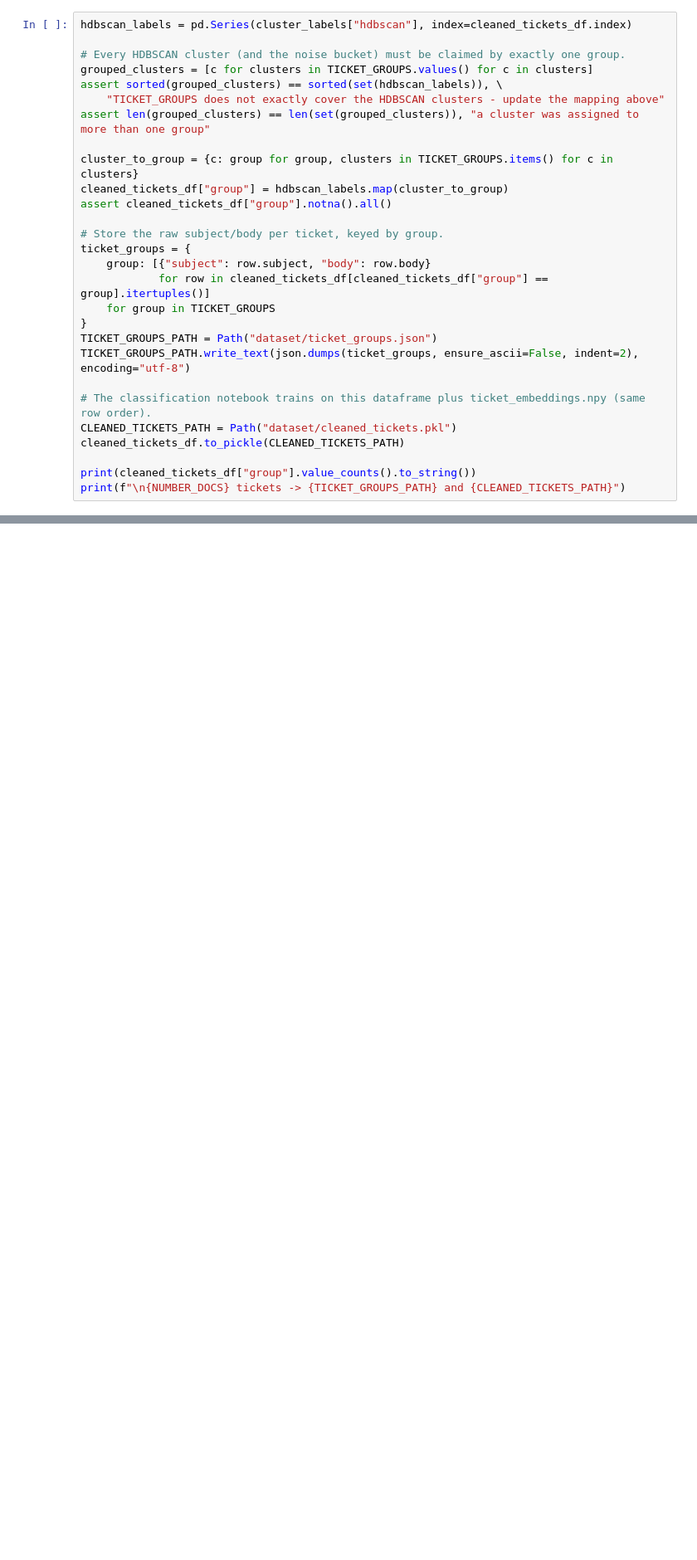
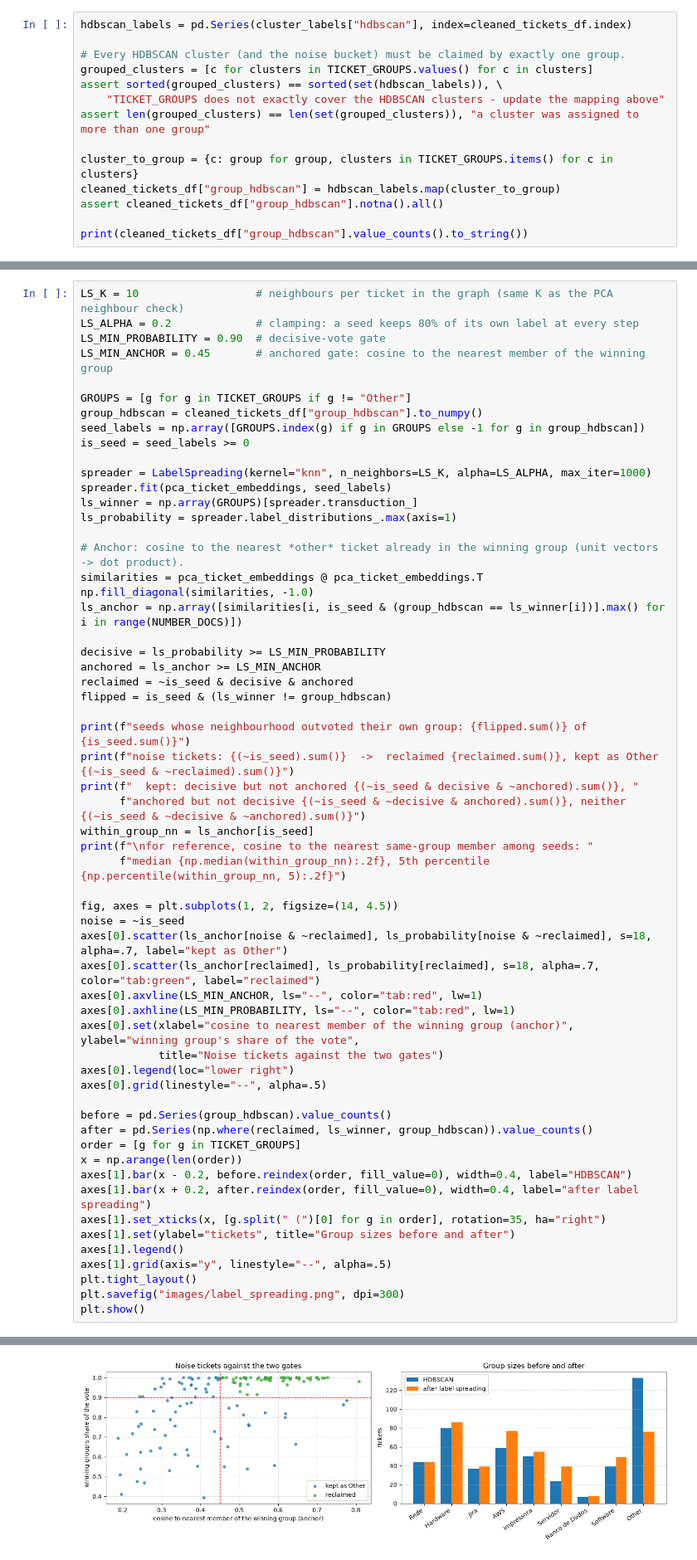
Before and after one commit to nicolaubruno/voll_technical_case, a Jupyter notebook: 1. Exploration.ipynb, the cells around one changed output, grey strips where cells are left out. Shown at 83% size. Cells and saved outputs as stored; diff of their text form; blank space fills up the shorter version.

Commit message:
Add label spreading as semi-supervising learning reduce tickets without a classification (other)

```diff
--- a/1. Exploration.ipynb
+++ b/1. Exploration.ipynb
@@ -1458,22 +1461,8 @@ assert sorted(grouped_clusters) == sorted(set(hdbscan_labels)), \
 assert len(grouped_clusters) == len(set(grouped_clusters)), "a cluster was assigned to more than one group"
 
 cluster_to_group = {c: group for group, clusters in TICKET_GROUPS.items() for c in clusters}
-cleaned_tickets_df["group"] = hdbscan_labels.map(cluster_to_group)
-assert cleaned_tickets_df["group"].notna().all()
+cleaned_tickets_df["group_hdbscan"] = hdbscan_labels.map(cluster_to_group)
+assert cleaned_tickets_df["group_hdbscan"].notna().all()
 
-# Store the raw subject/body per ticket, keyed by group.
-ticket_groups = {
-    group: [{"subject": row.subject, "body": row.body}
-            for row in cleaned_tickets_df[cleaned_tickets_df["group"] == group].itertuples()]
-    for group in TICKET_GROUPS
-}
-TICKET_GROUPS_PATH = Path("dataset/ticket_groups.json")
-TICKET_GROUPS_PATH.write_text(json.dumps(ticket_groups, ensure_ascii=False, indent=2), encoding="utf-8")
-
-# The classification notebook trains on this dataframe plus ticket_embeddings.npy (same row order).
-CLEANED_TICKETS_PATH = Path("dataset/cleaned_tickets.pkl")
-cleaned_tickets_df.to_pickle(CLEANED_TICKETS_PATH)
-
-print(cleaned_tickets_df["group"].value_counts().to_string())
-print(f"\n{NUMBER_DOCS} tickets -> {TICKET_GROUPS_PATH} and {CLEANED_TICKETS_PATH}")
+print(cleaned_tickets_df["group_hdbscan"].value_counts().to_string())
 # %% [output]
@@ -1491,0 +1503,59 @@ Banco de Dados                                          7
+# %%
+LS_K = 10                  # neighbours per ticket in the graph (same K as the PCA neighbour check)
+LS_ALPHA = 0.2             # clamping: a seed keeps 80% of its own label at every step
+LS_MIN_PROBABILITY = 0.90  # decisive-vote gate
+LS_MIN_ANCHOR = 0.45       # anchored gate: cosine to the nearest member of the winning group
+
+GROUPS = [g for g in TICKET_GROUPS if g != "Other"]
+group_hdbscan = cleaned_tickets_df["group_hdbscan"].to_numpy()
+seed_labels = np.array([GROUPS.index(g) if g in GROUPS else -1 for g in group_hdbscan])
+is_seed = seed_labels >= 0
+
+spreader = LabelSpreading(kernel="knn", n_neighbors=LS_K, alpha=LS_ALPHA, max_iter=1000)
+spreader.fit(pca_ticket_embeddings, seed_labels)
+ls_winner = np.array(GROUPS)[spreader.transduction_]
+ls_probability = spreader.label_distributions_.max(axis=1)
+
+# Anchor: cosine to the nearest *other* ticket already in the winning group (unit vectors -> dot product).
+similarities = pca_ticket_embeddings @ pca_ticket_embeddings.T
+np.fill_diagonal(similarities, -1.0)
+ls_anchor = np.array([similarities[i, is_seed & (group_hdbscan == ls_winner[i])].max() for i in range(NUMBER_DOCS)])
+
+decisive = ls_probability >= LS_MIN_PROBABILITY
+anchored = ls_anchor >= LS_MIN_ANCHOR
+reclaimed = ~is_seed & decisive & anchored
+flipped = is_seed & (ls_winner != group_hdbscan)
+
+print(f"seeds whose neighbourhood outvoted their own group: {flipped.sum()} of {is_seed.sum()}")
+print(f"noise tickets: {(~is_seed).sum()}  ->  reclaimed {reclaimed.sum()}, kept as Other {(~is_seed & ~reclaimed).sum()}")
+print(f"  kept: decisive but not anchored {(~is_seed & decisive & ~anchored).sum()}, "
+      f"anchored but not decisive {(~is_seed & ~decisive & anchored).sum()}, neither {(~is_seed & ~decisive & ~anchored).sum()}")
+within_group_nn = ls_anchor[is_seed]
+print(f"\nfor reference, cosine to the nearest same-group member among seeds: "
+      f"median {np.median(within_group_nn):.2f}, 5th percentile {np.percentile(within_group_nn, 5):.2f}")
+
+fig, axes = plt.subplots(1, 2, figsize=(14, 4.5))
+noise = ~is_seed
+axes[0].scatter(ls_anchor[noise & ~reclaimed], ls_probability[noise & ~reclaimed], s=18, alpha=.7, label="kept as Other")
+axes[0].scatter(ls_anchor[reclaimed], ls_probability[reclaimed], s=18, alpha=.7, color="tab:green", label="reclaimed")
+axes[0].axvline(LS_MIN_ANCHOR, ls="--", color="tab:red", lw=1)
+axes[0].axhline(LS_MIN_PROBABILITY, ls="--", color="tab:red", lw=1)
+axes[0].set(xlabel="cosine to nearest member of the winning group (anchor)", ylabel="winning group's share of the vote",
+            title="Noise tickets against the two gates")
+axes[0].legend(loc="lower right")
+axes[0].grid(linestyle="--", alpha=.5)
+
+before = pd.Series(group_hdbscan).value_counts()
+after = pd.Series(np.where(reclaimed, ls_winner, group_hdbscan)).value_counts()
+order = [g for g in TICKET_GROUPS]
+x = np.arange(len(order))
+axes[1].bar(x - 0.2, before.reindex(order, fill_value=0), width=0.4, label="HDBSCAN")
+axes[1].bar(x + 0.2, after.reindex(order, fill_value=0), width=0.4, label="after label spreading")
+axes[1].set_xticks(x, [g.split(" (")[0] for g in order], rotation=35, ha="right")
+axes[1].set(ylabel="tickets", title="Group sizes before and after")
+axes[1].legend()
+axes[1].grid(axis="y", linestyle="--", alpha=.5)
+plt.tight_layout()
+plt.savefig("images/label_spreading.png", dpi=300)
+plt.show()
+# %% [output]
@@ -1491,0 +1567 @@ Banco de Dados                                          7
+[figure, added]
```
Also changed, not shown: parts of 12 cells of this notebook, 3 other files.
